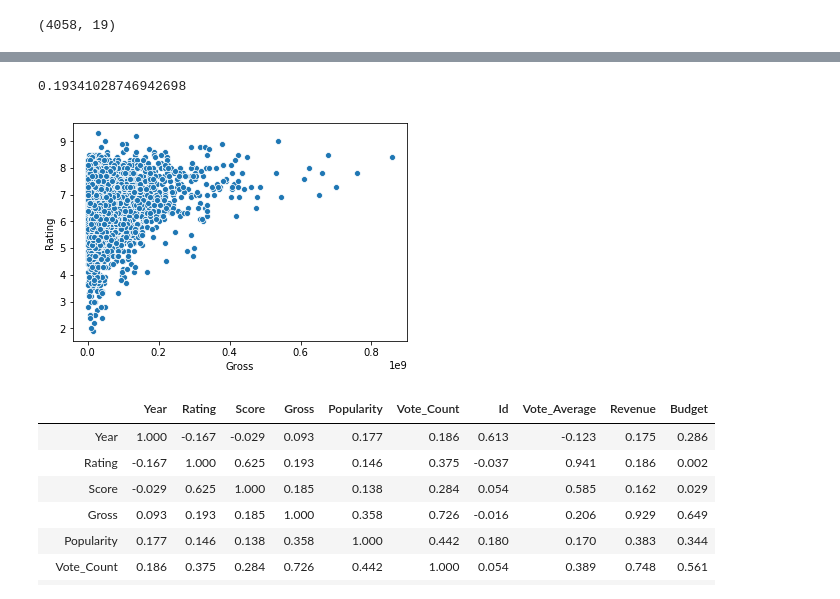
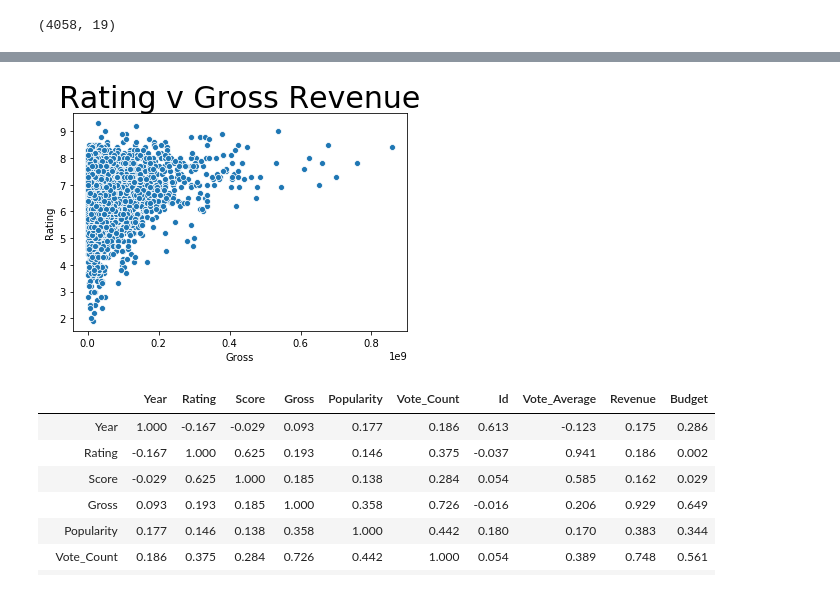
Before and after one commit to bellisor/DS051120-Mod1-Project-Brad-Kenny, a Jupyter notebook: Final Analysis and Visualization.ipynb, the cells around one changed output, grey strips where cells are left out. Drawn from its saved outputs; the diff is of its cells as text; code cells hidden in the pictures.

```diff
--- a/Final Analysis and Visualization.ipynb
+++ b/Final Analysis and Visualization.ipynb
@@ -101,11 +101,14 @@ df_ROI.describe()
 # %%
 #scatterplot of IMDB Rating and Gross Revenue
 
 ax = sns.scatterplot(x= 'Gross', y = 'Rating', data = df)
 df['Gross'].corr(df['Rating'])
+ax.set(title = 'Rating v Gross Revenue')
+ax.title.set_size(30)
+
+plt.show()
 # %% [output]
-0.19341028746942698
-[figure, old version]
+[figure, new version]
 # %%
 corr = df.corr()
 corr
```
Also changed, not shown: parts of 1 cell of this notebook, 2 other files.
